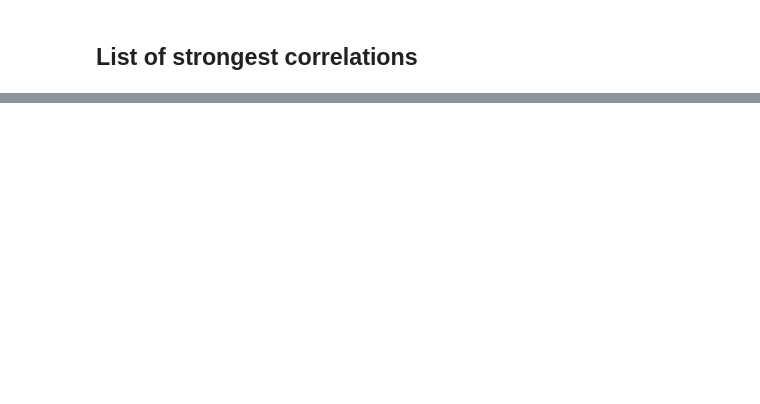
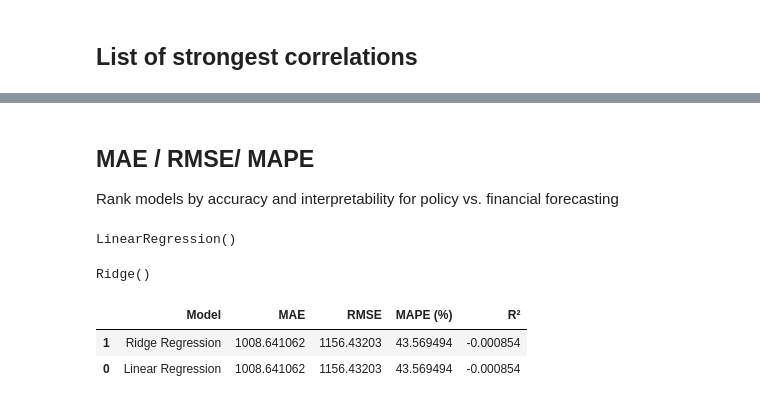
Before and after one commit to syttpz/Finance-Economics-Time-Series-Analysis, a Jupyter notebook: data_analysis_eddy.ipynb, the cells around one changed output, grey strips where cells are left out. Saved outputs shown, nothing was run; the diff lists cells and outputs as text; code cells hidden in the pictures; blank space fills up the shorter version.

```diff
--- a/data_analysis_eddy.ipynb
+++ b/data_analysis_eddy.ipynb
@@ -215,0 +239,55 @@ Top 15 Negative Correlations:
+# %% [markdown]
+## MAE / RMSE/ MAPE
+
+Rank models by accuracy and interpretability for policy vs. financial forecasting
+# %%
+target = "Close Price"
+
+
+features = [
+    "Close Price"
+]
+
+
+df = df.copy()
+df["Target"] = df[target].shift(-1)
+
+# Drop rows with NaN in Target
+df = df.dropna(subset=["Target"])
+
+X = df[features]
+y = df["Target"]
+
+X_train, X_test, y_train, y_test = train_test_split(X, y, test_size=0.2, shuffle=False)
+
+models = {
+    "Linear Regression": LinearRegression(),
+    "Ridge Regression": Ridge(alpha=1.0),
+    #"Lasso Regression": Lasso(alpha=0.001),
+};
+
+results = []
+
+for name, model in models.items():
+    model.fit(X_train, y_train)
+    y_pred = model.predict(X_test)
+
+    metrics = {}
+    metrics["Model"] = name
+    metrics["MAE"] = mean_absolute_error(y_test, y_pred)
+    metrics["RMSE"] = np.sqrt(mean_squared_error(y_test, y_pred))
+    metrics["MAPE (%)"] = mean_absolute_percentage_error(y_test, y_pred) * 100
+    metrics["R²"] = r2_score(y_test, y_pred)
+
+    results.append(metrics)
+
+results_df = pd.DataFrame(results)
+results_df = results_df.sort_values("RMSE")
+
+results_df
+# %% [output]
+LinearRegression()
+Ridge()
+|  | Model | MAE | RMSE | MAPE (%) | R² |
+| 1 | Ridge Regression | 1008.641062 | 1156.43203 | 43.569494 | -0.000854 |
+| 0 | Linear Regression | 1008.641062 | 1156.43203 | 43.569494 | -0.000854 |
```
Also changed, not shown: parts of 11 cells of this notebook.
